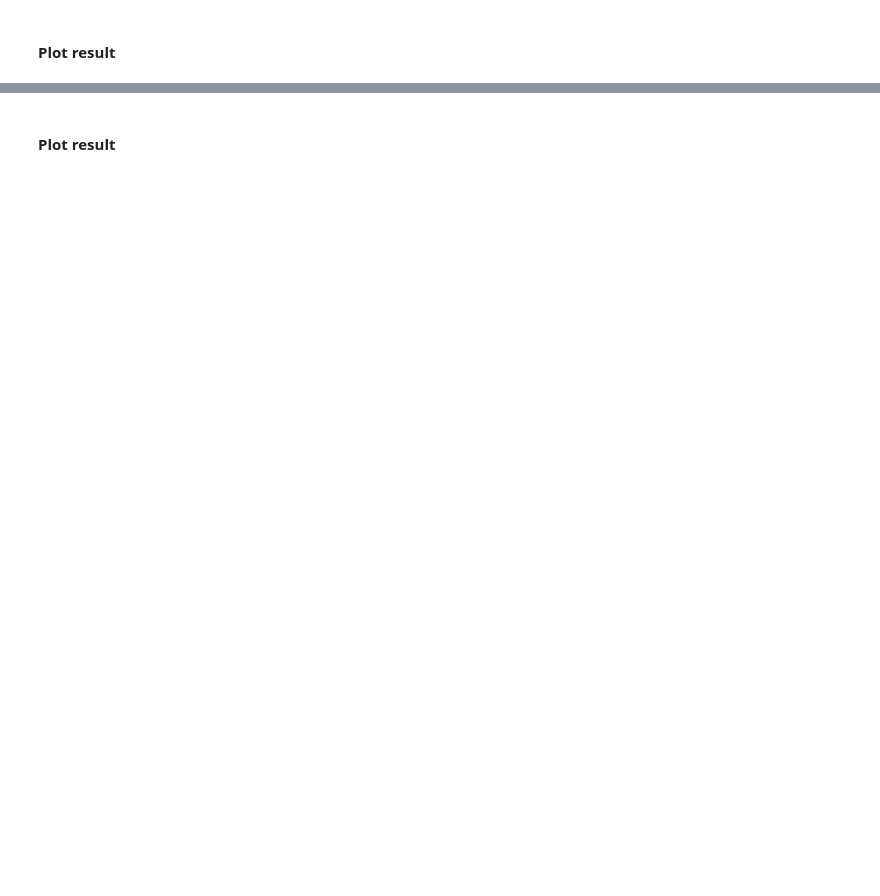
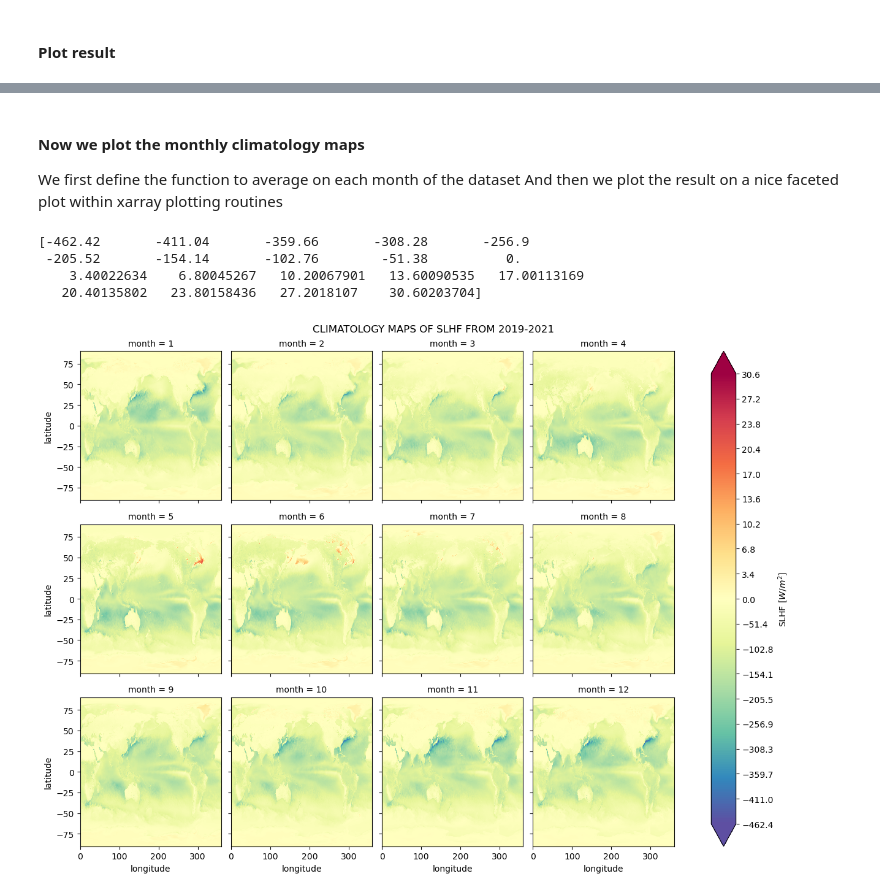
Before and after one commit to vincenzodetoma/C3S_Diagnostics, a Jupyter notebook: ERA5_latent_heat_flux_diagnostics/01-ERA5_SLHF_DIAGNOSTICS.ipynb, the cells around one changed output, grey strips where cells are left out. Saved outputs shown, nothing was run; the diff lists cells and outputs as text; code cells hidden in the pictures; blank space fills up the shorter version.

Commit message:
First modification to the ERA5 Template

```diff
--- a/ERA5_latent_heat_flux_diagnostics/01-ERA5_SLHF_DIAGNOSTICS.ipynb
+++ b/ERA5_latent_heat_flux_diagnostics/01-ERA5_SLHF_DIAGNOSTICS.ipynb
@@ -147,11 +166,6 @@ cads_toolbox.config.USE_CACHE = False
 # %%
-daily_global_t2m = download.download_and_transform(
-    collection_id,
-    requests,
-    chunks=chunks,
-    func=spatial_daily_mean,
-    open_with="xarray",
-)
+monthly_global_slhf = monthly_global_slhf_jm2/86400 # Conversion from J/m^2 to W/m^2
 
-daily_global_t2m
+monthly_global_slhf_ts = spatial_monthly_mean(monthly_global_slhf)
+monthly_global_slhf_ts
 # %% [output]
@@ -199,2 +206,0 @@ daily_rome_t2m
-# %% [markdown]
-#### Plot result
@@ -213,0 +207,59 @@ fig.write_image("ERA5_daily_mean_temperature_on_rome_2021-2022.png")
+# %% [markdown]
+#### Now we plot the monthly climatology maps
+We first define the function to average on each month of the dataset
+And then we plot the result on a nice faceted plot within xarray plotting routines
+# %%
+def monthly_climatology(ds: xr.Dataset) -> xr.Dataset:
+    ds_month = ds.groupby('time.month').mean('time')
+    return ds_month
+# %%
+import numpy as np
+import matplotlib.colors as colors
+clim_ds = monthly_climatology(monthly_global_slhf)
+var = clim_ds['slhf'].squeeze()
+#import cartopy.crs as ccrs
+import matplotlib.pyplot as plt
+
+divnorm = colors.TwoSlopeNorm(vmin=var.min(), vcenter=0, vmax=var.max())
+negticks = np.linspace(var.min(), 0., 10)
+posticks = np.linspace(0., var.max(), 10)
+ticks = np.concatenate((negticks, np.delete(posticks,0)))
+print(ticks)
+p = var.plot(col='month', col_wrap=4, cmap='Spectral_r',
+             #vmin=var.min(), vmax=0.,
+             vmin=var.min(), vmax=var.max(),
+             extend='both',
+             norm=divnorm,
+             cbar_kwargs={'label':r'SLHF $[W/m^2]$',
+                         'ticks':ticks})
+
+p.cbar.update_ticks()
+            #subplot_kws={'projection': ccrs.PlateCaree()},
+            #transform = ccrs.PlateCaree())
+#i=0
+#bottom_row = [9,10,11]
+#left_column = [0,4]
+#corner = 8
+#for ax in p.axes.flatten():
+#    ax.contour(var.longitude, var.latitude, var.isel(month=i), levels=[0.], color='k')
+#    ax.coastlines('50m')
+#    gl = ax.gridlines(draw_labels=False)
+#    # Add left labels on first column
+#    if i in left_column:
+#        gl.left_labels=True
+#    # Add bottom labels on last row
+#    elif i in bottom_row:
+#        gl.bottom_labels=True
+#    #Add bottom and left labels on the corner
+#    elif i==corner:
+#        gl.bottom_labels=True
+#        gl.left_labels=True
+#    i=i+1
+p.fig.suptitle('CLIMATOLOGY MAPS OF SLHF FROM 2019-2021', y=1.01)
+p.fig.show()
+# %% [output]
+[-462.42       -411.04       -359.66       -308.28       -256.9
+ -205.52       -154.14       -102.76        -51.38          0.
+    3.40022634    6.80045267   10.20067901   13.60090535   17.00113169
+   20.40135802   23.80158436   27.2018107    30.60203704]
+[figure, added]
```
Also changed, not shown: parts of 18 cells of this notebook, 2 other files.
